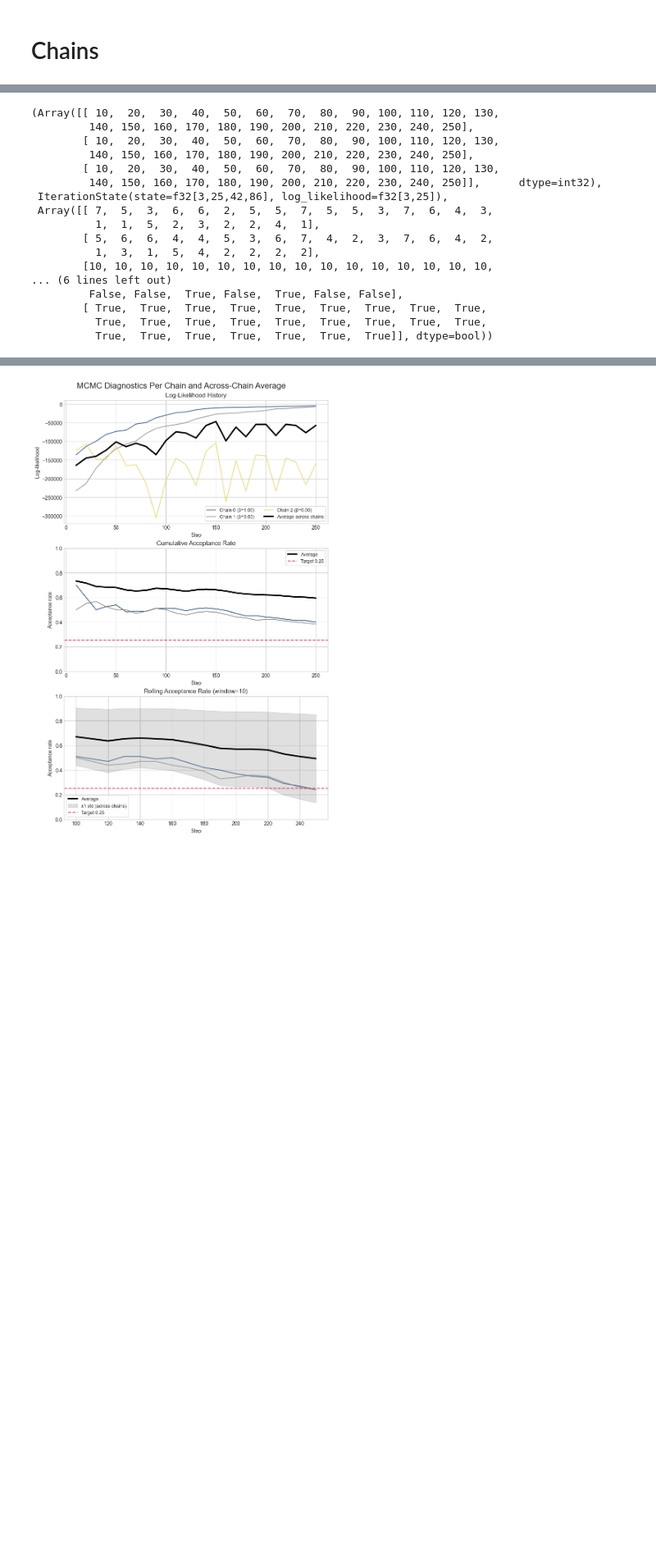
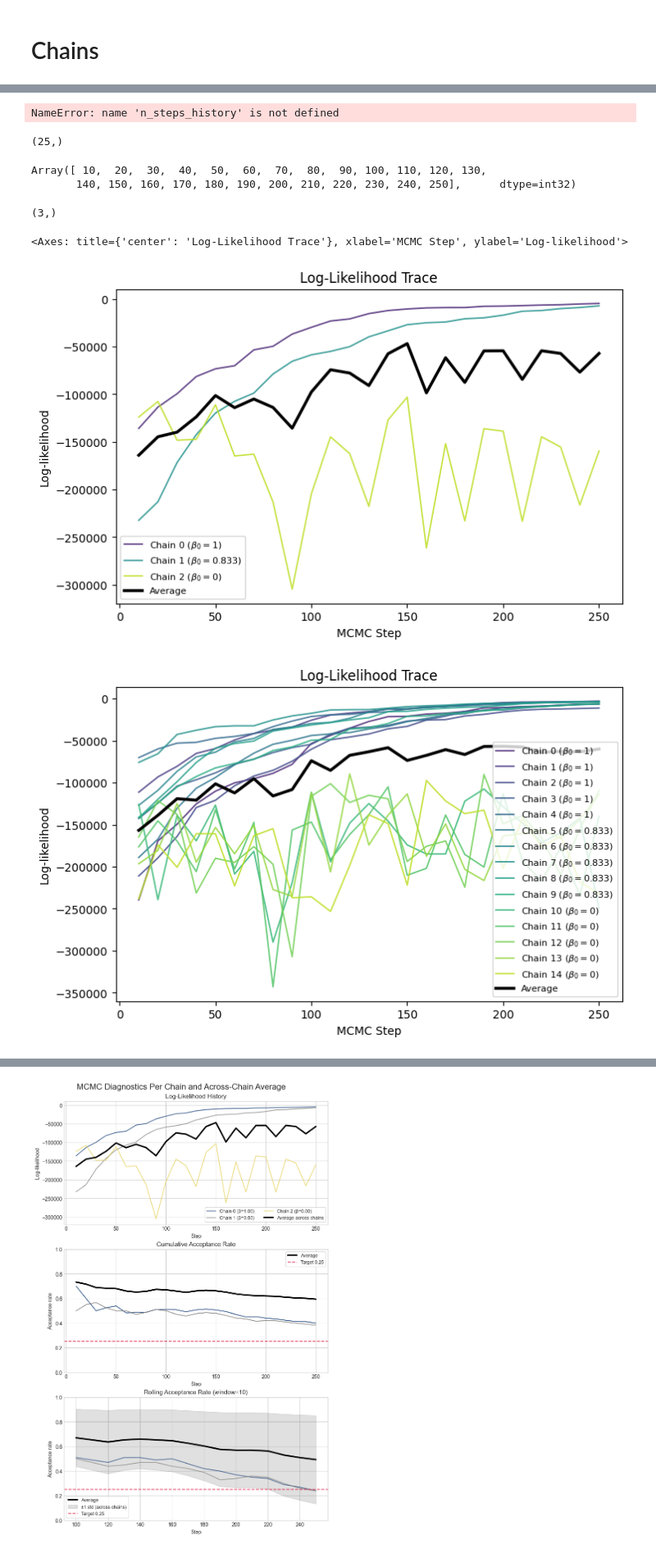
Before and after one commit to JeppeKlitgaard/nanopinv, a Jupyter notebook: examples/crosshole_GPR_tomography/crosshole_GPR_tomography copy 3.ipynb, the cells around one changed output, grey strips where cells are left out. Shown at 82% size. Saved outputs shown, nothing was run; the diff lists cells and outputs as text; code cells hidden in the pictures; blank space fills up the shorter version.

```diff
--- a/examples/crosshole_GPR_tomography/crosshole_GPR_tomography copy 3.ipynb
+++ b/examples/crosshole_GPR_tomography/crosshole_GPR_tomography copy 3.ipynb
@@ -229,20 +309,31 @@ n_steps_iter_state, n_steps_history = step_n_chains(
+# %%
+display(n_steps_history._get_log_likelihoods().shape)
+display(n_steps_history_batch._get_log_likelihoods().shape)
+# %% [output]
+NameError: name 'n_steps_history' is not defined
+# %%
+def take_first(tensor, axis):
+    # Sort in reverse to prevent axis shifting as dimensions are dropped
+    for ax in sorted(axis, reverse=True):
+        tensor = jnp.take(tensor, 0, axis=ax)
+
+    return tensor
+
+reduce(n_steps_history.iterations, "... n_chains n_saved-> (... n_chains) n_saved", take_first).shape
+reduce(n_steps_history_batch.iterations, "... n_chains n_saved-> n_saved", take_first).shape
+# %% [output]
+(25,)
 # %%
-n_steps_history
+n_steps_history._get_iterations()
 # %% [output]
-(Array([[ 10,  20,  30,  40,  50,  60,  70,  80,  90, 100, 110, 120, 130,
-         140, 150, 160, 170, 180, 190, 200, 210, 220, 230, 240, 250],
-        [ 10,  20,  30,  40,  50,  60,  70,  80,  90, 100, 110, 120, 130,
-         140, 150, 160, 170, 180, 190, 200, 210, 220, 230, 240, 250],
-        [ 10,  20,  30,  40,  50,  60,  70,  80,  90, 100, 110, 120, 130,
-         140, 150, 160, 170, 180, 190, 200, 210, 220, 230, 240, 250]],      dtype=int32),
- IterationState(state=f32[3,25,42,86], log_likelihood=f32[3,25]),
- Array([[ 7,  5,  3,  6,  6,  2,  5,  5,  7,  5,  5,  3,  7,  6,  4,  3,
-          1,  1,  5,  2,  3,  2,  2,  4,  1],
-        [ 5,  6,  6,  4,  4,  5,  3,  6,  7,  4,  2,  3,  7,  6,  4,  2,
-          1,  3,  1,  5,  4,  2,  2,  2,  2],
-        [10, 10, 10, 10, 10, 10, 10, 10, 10, 10, 10, 10, 10, 10, 10, 10,
-... (6 lines left out)
-         False, False,  True, False,  True, False, False],
-        [ True,  True,  True,  True,  True,  True,  True,  True,  True,
-          True,  True,  True,  True,  True,  True,  True,  True,  True,
-          True,  True,  True,  True,  True,  True,  True]], dtype=bool))
+Array([ 10,  20,  30,  40,  50,  60,  70,  80,  90, 100, 110, 120, 130,
+       140, 150, 160, 170, 180, 190, 200, 210, 220, 230, 240, 250],      dtype=int32)
+# %%
+display(n_steps_history.betas.shape)
+n_steps_history.plot_log_likelihoods()
+n_steps_history_batch.plot_log_likelihoods()
+# %% [output]
+(3,)
+<Axes: title={'center': 'Log-Likelihood Trace'}, xlabel='MCMC Step', ylabel='Log-likelihood'>
+[figure, added]
+[figure, added]
```
Also changed, not shown: parts of 72 cells of this notebook, 3 other files.
